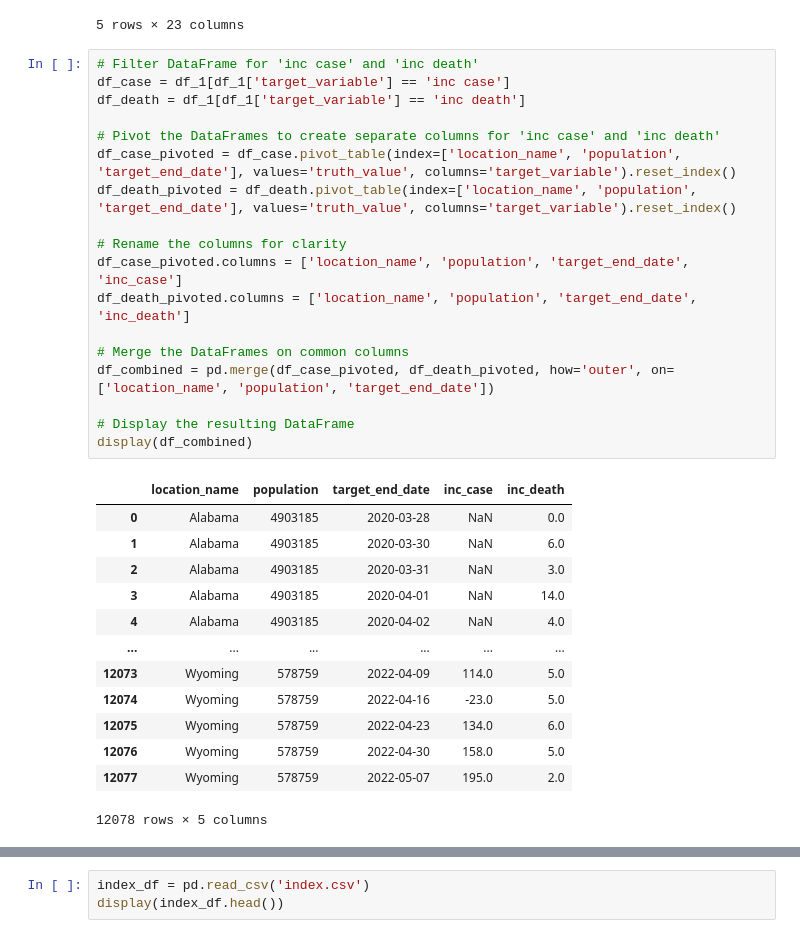
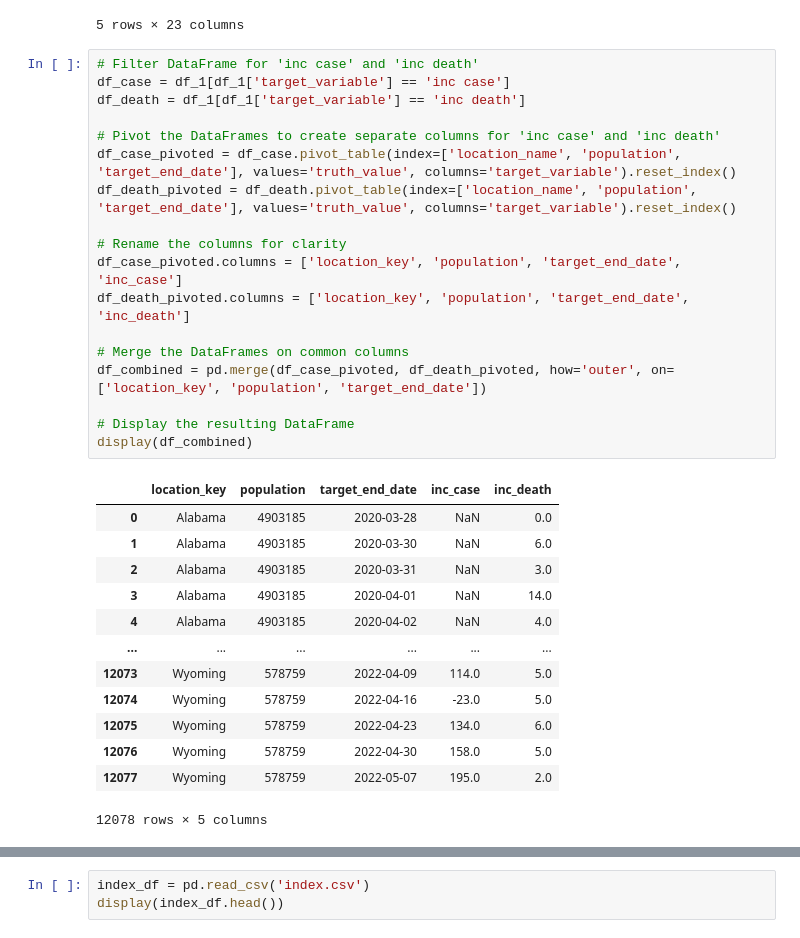
Before and after one commit to eunjeongc/covcast, a Jupyter notebook: Linear Regression.ipynb, the cells around one changed output, grey strips where cells are left out. Drawn from its saved outputs; the diff is of its cells as text.

```diff
--- a/Linear Regression.ipynb
+++ b/Linear Regression.ipynb
@@ -18,23 +18,23 @@ display(df_1.head())
 # %%
 # Filter DataFrame for 'inc case' and 'inc death'
 df_case = df_1[df_1['target_variable'] == 'inc case']
 df_death = df_1[df_1['target_variable'] == 'inc death']
 
 # Pivot the DataFrames to create separate columns for 'inc case' and 'inc death'
 df_case_pivoted = df_case.pivot_table(index=['location_name', 'population', 'target_end_date'], values='truth_value', columns='target_variable').reset_index()
 df_death_pivoted = df_death.pivot_table(index=['location_name', 'population', 'target_end_date'], values='truth_value', columns='target_variable').reset_index()
 
 # Rename the columns for clarity
-df_case_pivoted.columns = ['location_name', 'population', 'target_end_date', 'inc_case']
-df_death_pivoted.columns = ['location_name', 'population', 'target_end_date', 'inc_death']
+df_case_pivoted.columns = ['location_key', 'population', 'target_end_date', 'inc_case']
+df_death_pivoted.columns = ['location_key', 'population', 'target_end_date', 'inc_death']
 
 # Merge the DataFrames on common columns
-df_combined = pd.merge(df_case_pivoted, df_death_pivoted, how='outer', on=['location_name', 'population', 'target_end_date'])
+df_combined = pd.merge(df_case_pivoted, df_death_pivoted, how='outer', on=['location_key', 'population', 'target_end_date'])
 
 # Display the resulting DataFrame
 display(df_combined)
 # %% [output]
-|  | location_name | population | target_end_date | inc_case | inc_death |
+|  | location_key | population | target_end_date | inc_case | inc_death |
 | 0 | Alabama | 4903185 | 2020-03-28 | NaN | 0.0 |
 | 1 | Alabama | 4903185 | 2020-03-30 | NaN | 6.0 |
 | 2 | Alabama | 4903185 | 2020-03-31 | NaN | 3.0 |
```
Also changed, not shown: parts of 30 cells of this notebook, 1 other file.
